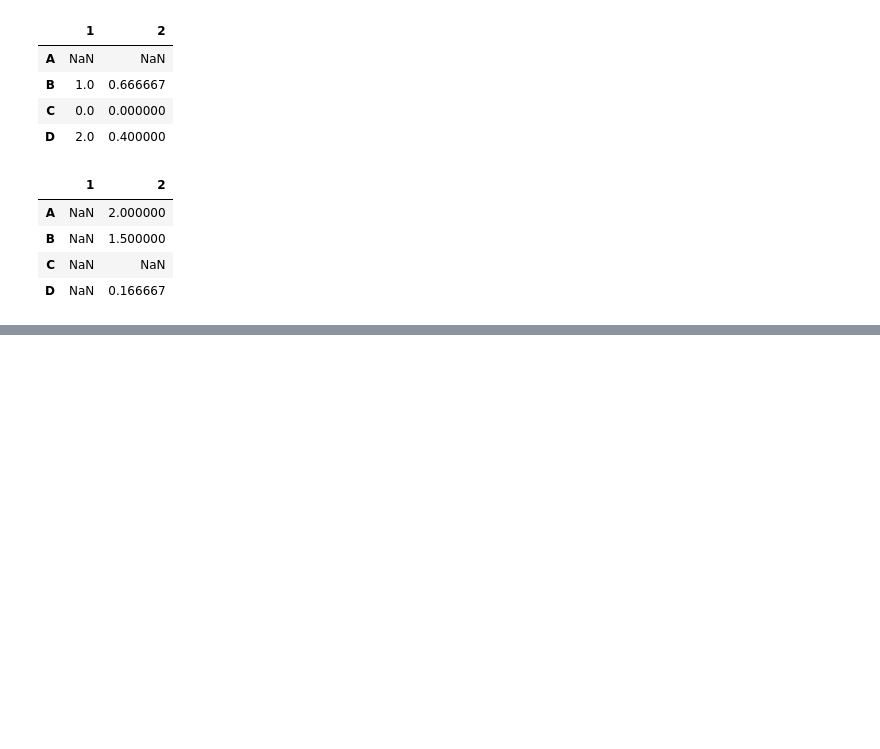
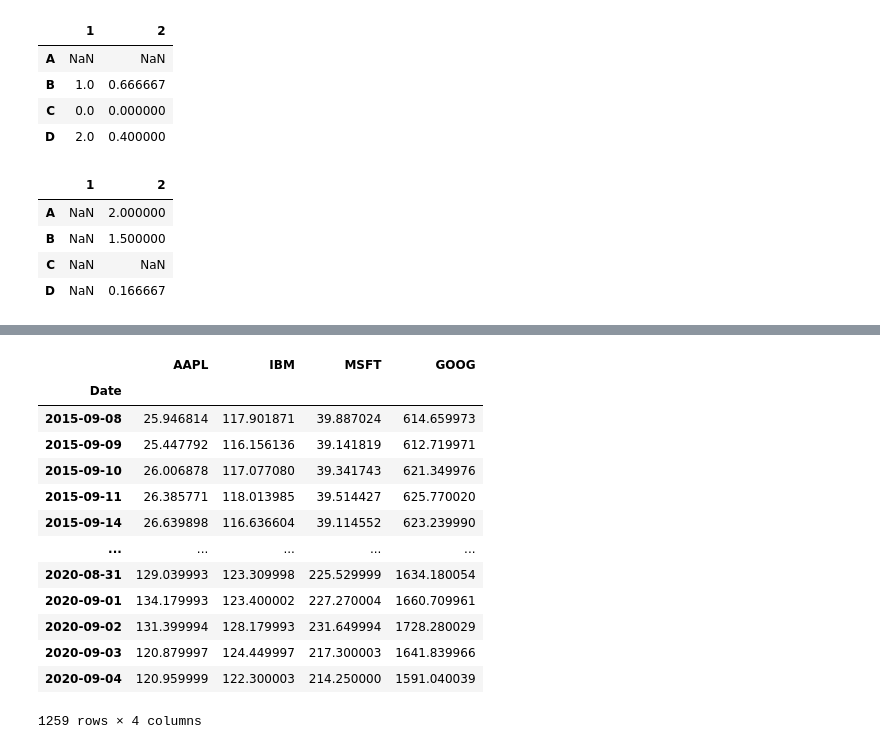
Before and after one commit to alekhaya99/Pandas_Tutorial, a Jupyter notebook: Pandas_Tutorial_3.ipynb, the cells around one changed output, grey strips where cells are left out. Drawn from its saved outputs; the diff is of its cells as text; code cells hidden in the pictures; blank space fills up the shorter version.

```diff
--- a/Pandas_Tutorial_3.ipynb
+++ b/Pandas_Tutorial_3.ipynb
@@ -394,0 +401,3 @@ Object_DataFrame.pct_change(axis=1)
+# %%
+MainData={ticker:dt.get_data_yahoo(ticker) for ticker in ['AAPL','IBM','MSFT','GOOG'] }
+MainData
@@ -394,0 +422,18 @@ Object_DataFrame.pct_change(axis=1)
+# %%
+Price=pd.DataFrame({ticker:data['Adj Close'] for ticker, data in MainData.items()})
+Price
+# %% [output]
+|  | AAPL | IBM | MSFT | GOOG |
+| Date |  |  |  |  |
+| 2015-09-08 | 25.946814 | 117.901871 | 39.887024 | 614.659973 |
+| 2015-09-09 | 25.447792 | 116.156136 | 39.141819 | 612.719971 |
+| 2015-09-10 | 26.006878 | 117.077080 | 39.341743 | 621.349976 |
+| 2015-09-11 | 26.385771 | 118.013985 | 39.514427 | 625.770020 |
+| 2015-09-14 | 26.639898 | 116.636604 | 39.114552 | 623.239990 |
+| ... | ... | ... | ... | ... |
+| 2020-08-31 | 129.039993 | 123.309998 | 225.529999 | 1634.180054 |
+| 2020-09-01 | 134.179993 | 123.400002 | 227.270004 | 1660.709961 |
+| 2020-09-02 | 131.399994 | 128.179993 | 231.649994 | 1728.280029 |
+| 2020-09-03 | 120.879997 | 124.449997 | 217.300003 | 1641.839966 |
+| 2020-09-04 | 120.959999 | 122.300003 | 214.250000 | 1591.040039 |
+1259 rows × 4 columns
```
Also changed, not shown: parts of 13 cells of this notebook.
